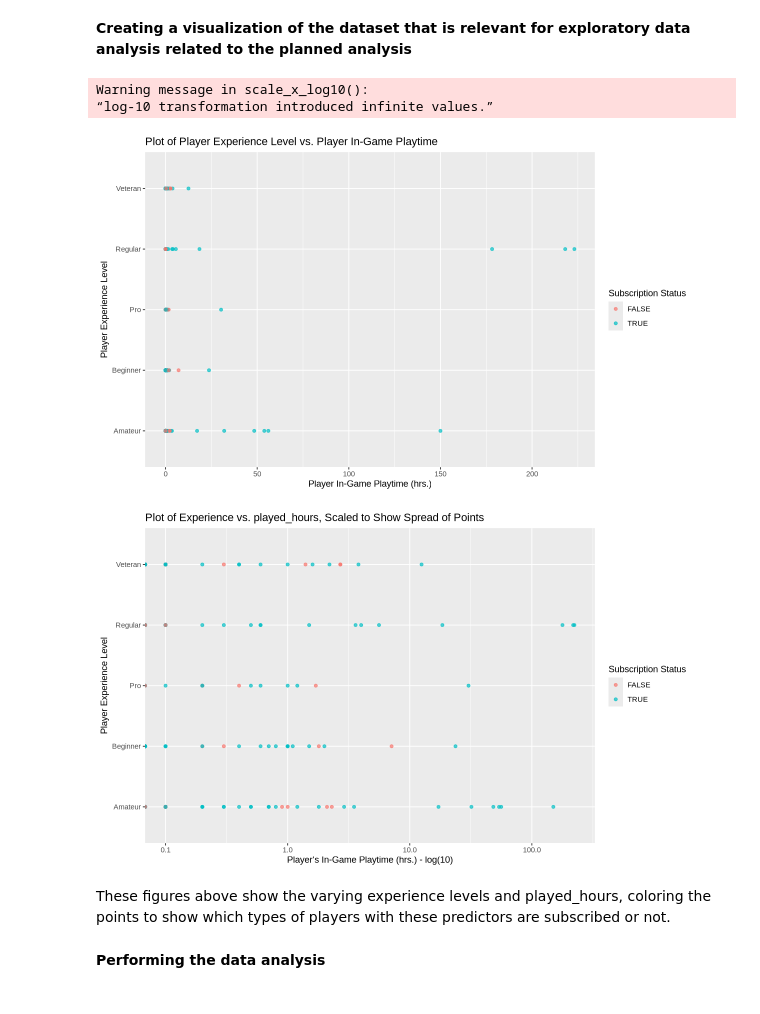
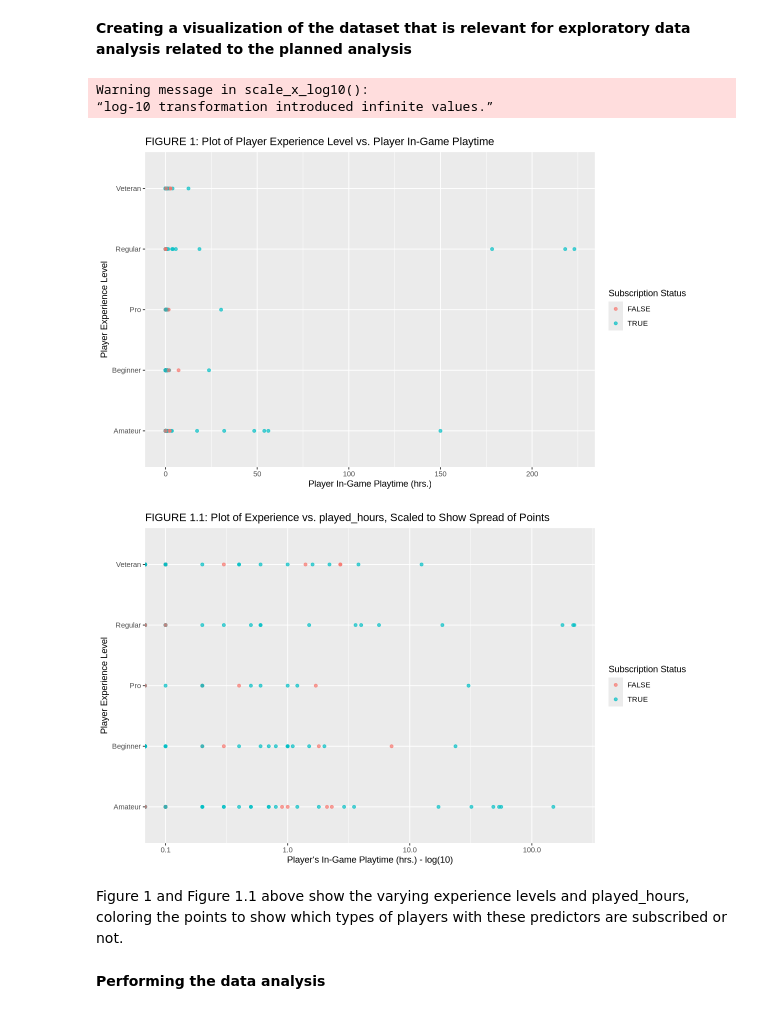
Before and after one commit to awu0521/Dsci-11, a Jupyter notebook: Final Project Report.ipynb, the cells around one changed output. Saved outputs shown, nothing was run; the diff lists cells and outputs as text; code cells hidden in the pictures.

```diff
--- a/Final Project Report.ipynb
+++ b/Final Project Report.ipynb
@@ -139,25 +155,25 @@ A tibble: 5 × 3
 # %%
 visual <- ggplot(players, aes(x = played_hours, y = experience, color = subscribe)) +
   geom_point(alpha = 0.7) +
-  labs(title = "Plot of Player Experience Level vs. Player In-Game Playtime",
+  labs(title = "FIGURE 1: Plot of Player Experience Level vs. Player In-Game Playtime",
     x = "Player In-Game Playtime (hrs.)",
     y = "Player Experience Level",
     color = "Subscription Status")
 
 scaled_visual <- visual +
-ggtitle("Plot of Experience vs. played_hours, Scaled to Show Spread of Points") +
+ggtitle("FIGURE 1.1: Plot of Experience vs. played_hours, Scaled to Show Spread of Points") +
     xlab("Player's In-Game Playtime (hrs.) - log(10)") +
     scale_x_log10()
 
 visual
 scaled_visual
 # %% [output]
 Warning message in scale_x_log10():
 “log-10 transformation introduced infinite values.”
-[figure, old version]
+[figure, new version]
-[figure, old version]
+[figure, new version]
 # %% [markdown]
-These figures above show the varying experience levels and played_hours, coloring the points to show which types of players with these predictors are subscribed or not.
+Figure 1 and Figure 1.1 above show the varying experience levels and played_hours, coloring the points to show which types of players with these predictors are subscribed or not.
 # %% [markdown]
 **Performing the data analysis**
 # %%
```
Also changed, not shown: parts of 7 cells of this notebook.
